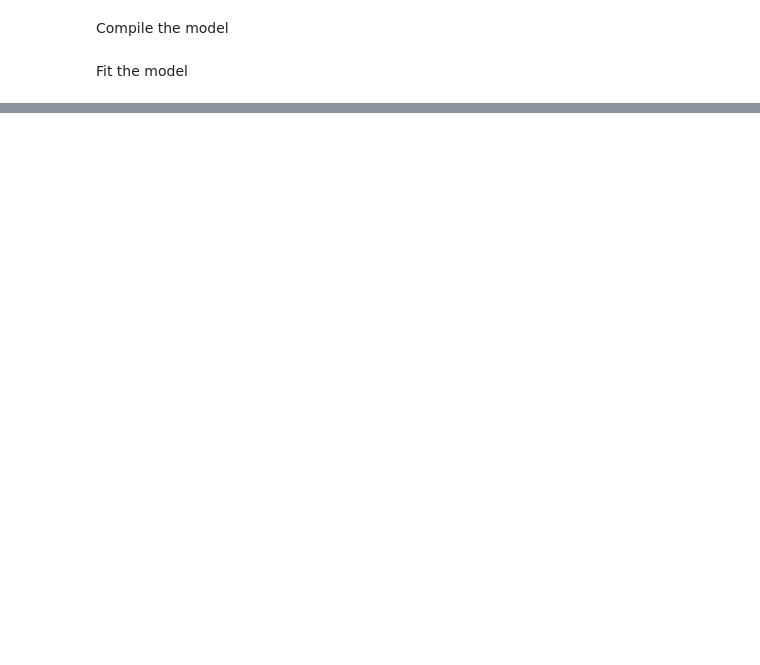
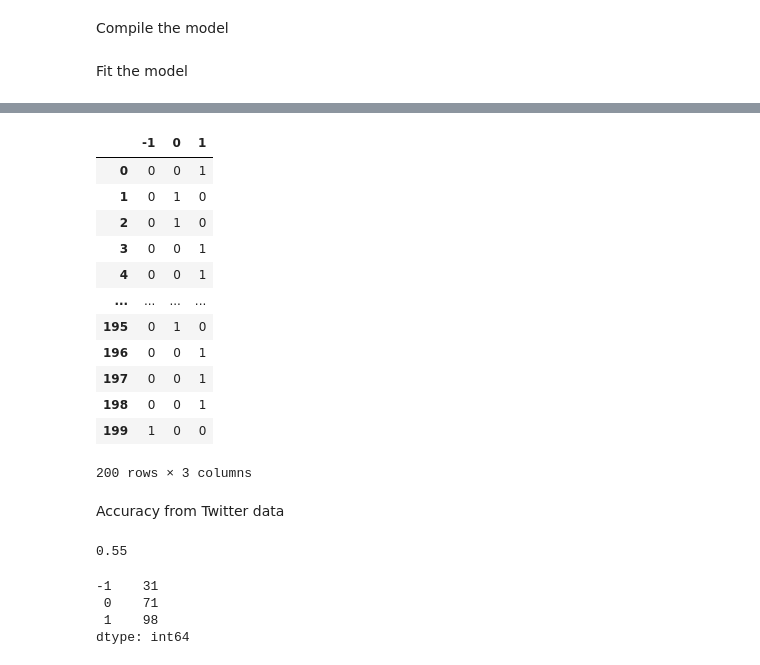
Before and after one commit to vin-rmdn/cancelled, a Jupyter notebook: notebook/Sentiment_Analyis.ipynb, the cells around one changed output, grey strips where cells are left out. Cells and saved outputs as stored; diff of their text form; code cells hidden in the pictures; blank space fills up the shorter version.

```diff
--- a/notebook/Sentiment_Analyis.ipynb
+++ b/notebook/Sentiment_Analyis.ipynb
@@ -298,0 +302,6 @@ plt.show()
+# %%
+real_x = df2["raw_text"]
+real_y = pd.get_dummies(df2['label'])
+# %%
+real_x = tokenizer.texts_to_sequences(real_x)
+print(real_x)
@@ -298,0 +310,3 @@ plt.show()
+# %%
+real_x = tf.keras.preprocessing.sequence.pad_sequences(real_x, maxlen=30, padding='pre')
+print(real_x)
@@ -298,0 +321,2 @@ plt.show()
+# %%
+real_y_pred = model.predict(real_x, verbose=1)
@@ -298,0 +345,34 @@ plt.show()
+# %%
+real_y_pred = pd.DataFrame((real_y_pred ==real_y_pred.max(axis=1)[:,None]).astype(int)).rename({
+    0: -1,
+    1: 0,
+    2: 1
+}, axis=1)
+real_y_pred
+# %% [output]
+|  | -1 | 0 | 1 |
+| 0 | 0 | 0 | 1 |
+| 1 | 0 | 1 | 0 |
+| 2 | 0 | 1 | 0 |
+| 3 | 0 | 0 | 1 |
+| 4 | 0 | 0 | 1 |
+| ... | ... | ... | ... |
+| 195 | 0 | 1 | 0 |
+| 196 | 0 | 0 | 1 |
+| 197 | 0 | 0 | 1 |
+| 198 | 0 | 0 | 1 |
+| 199 | 1 | 0 | 0 |
+200 rows × 3 columns
+# %% [markdown]
+Accuracy from Twitter data
+# %%
+accuracy_score(y_true = pd.get_dummies(df2['label']), y_pred = real_y_pred)
+# %% [output]
+0.55
+# %%
+real_y_pred.sum()
+# %% [output]
+-1    31
+ 0    71
+ 1    98
+dtype: int64
```
Also changed, not shown: parts of 44 cells of this notebook, 5 other files.
